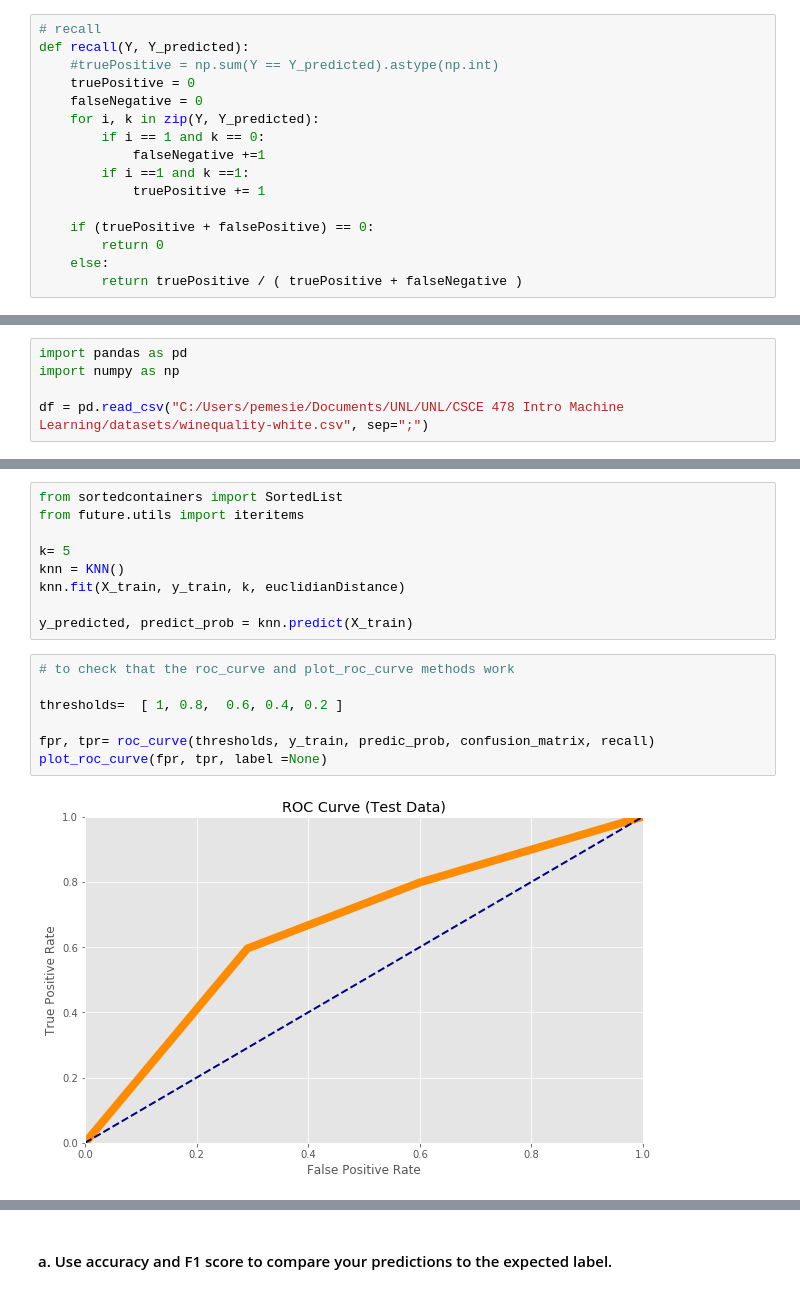
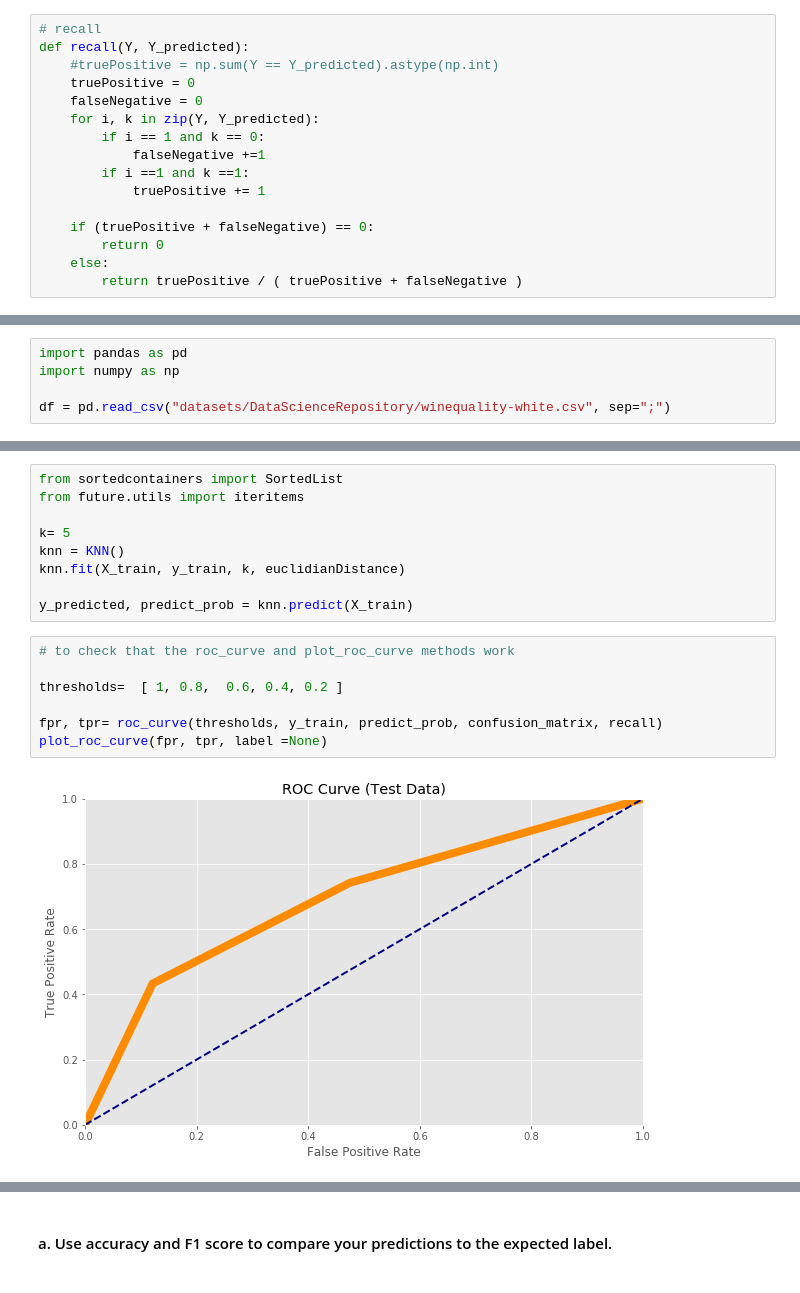
Before and after one commit to pemesie/MachineLearning, a Jupyter notebook: Nchouwat_Georges_Connor_Austin.ipynb, the cells around one changed output, grey strips where cells are left out. Cells and saved outputs as stored; diff of their text form.

```diff
--- a/Nchouwat_Georges_Connor_Austin.ipynb
+++ b/Nchouwat_Georges_Connor_Austin.ipynb
@@ -63,7 +63,7 @@ def recall(Y, Y_predicted):
         if i ==1 and k ==1:
             truePositive += 1
 
-    if (truePositive + falsePositive) == 0:
+    if (truePositive + falseNegative) == 0:
         return 0
     else:
         return truePositive / ( truePositive + falseNegative )
@@ -268,7 +268,7 @@ class KNN(object):
 import pandas as pd
 import numpy as np
 
-df = pd.read_csv("C:/Users/pemesie/Documents/UNL/UNL/CSCE 478 Intro Machine Learning/datasets/winequality-white.csv", sep=";")
+df = pd.read_csv("datasets/DataScienceRepository/winequality-white.csv", sep=";")
 # %% [markdown]
 ### 15. Convert target into a two-category variable
 # %%
@@ -477,12 +477,12 @@ y_predicted, predict_prob = knn.predict(X_train)
 # %%
 # to check that the roc_curve and plot_roc_curve methods work
 
 thresholds=  [ 1, 0.8,  0.6, 0.4, 0.2 ]
 
-fpr, tpr= roc_curve(thresholds, y_train, predic_prob, confusion_matrix, recall)
+fpr, tpr= roc_curve(thresholds, y_train, predict_prob, confusion_matrix, recall)
 plot_roc_curve(fpr, tpr, label =None)
 # %% [output]
-[figure, old version]
+[figure, new version]
 # %%
 # area under AUC
 auc_from_fpr_tpr( tpr, 0.2)
```
Also changed, not shown: parts of 18 cells of this notebook, 3 other files.
